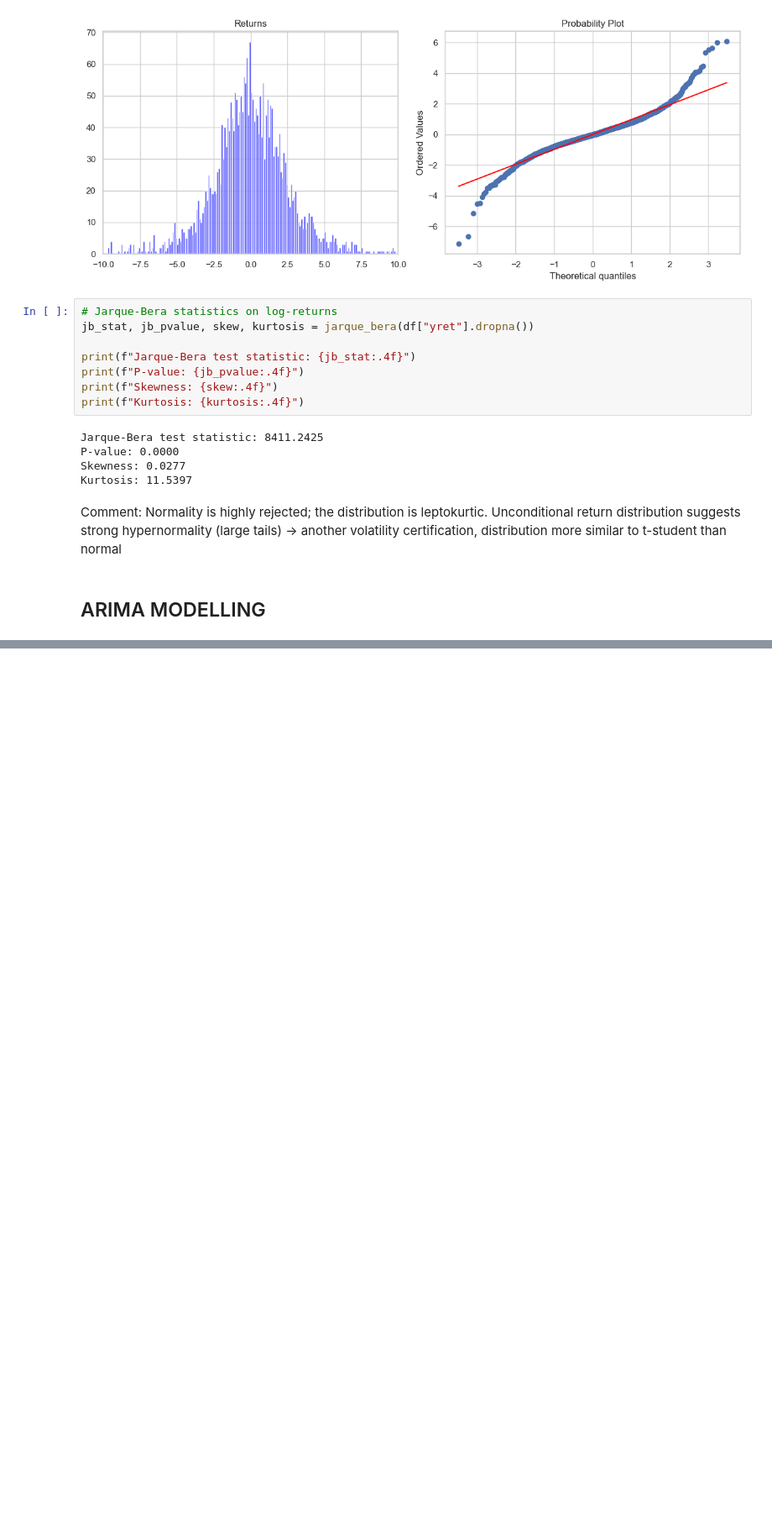
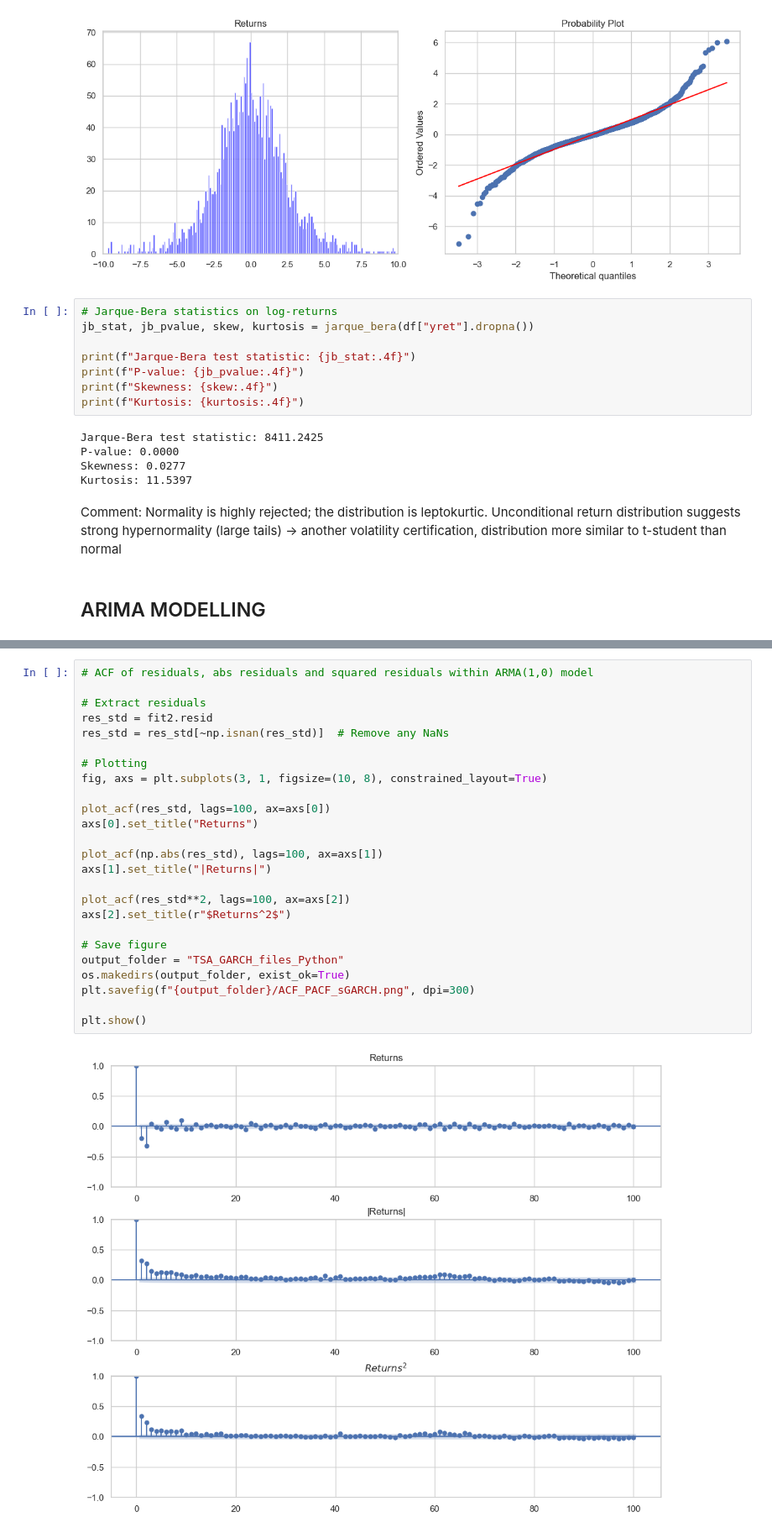
Before and after one commit to MrMajszi/RR_Project, a Jupyter notebook: Financial-TSA-GARCH-models_Python.ipynb, the cells around one changed output, grey strips where cells are left out. Shown at 84% size. Saved outputs shown, nothing was run; the diff lists cells and outputs as text; blank space fills up the shorter version.

```diff
--- a/Financial-TSA-GARCH-models_Python.ipynb
+++ b/Financial-TSA-GARCH-models_Python.ipynb
@@ -601,0 +794,27 @@ strong hypernormality (large tails) -> another volatility certification, distrib
+# %%
+# ACF of residuals, abs residuals and squared residuals within ARMA(1,0) model
+
+# Extract residuals
+res_std = fit2.resid
+res_std = res_std[~np.isnan(res_std)]  # Remove any NaNs
+
+# Plotting
+fig, axs = plt.subplots(3, 1, figsize=(10, 8), constrained_layout=True)
+
+plot_acf(res_std, lags=100, ax=axs[0])
+axs[0].set_title("Returns")
+
+plot_acf(np.abs(res_std), lags=100, ax=axs[1])
+axs[1].set_title("|Returns|")
+
+plot_acf(res_std**2, lags=100, ax=axs[2])
+axs[2].set_title(r"$Returns^2$")
+
+# Save figure
+output_folder = "TSA_GARCH_files_Python"
+os.makedirs(output_folder, exist_ok=True)
+plt.savefig(f"{output_folder}/ACF_PACF_sGARCH.png", dpi=300)
+
+plt.show()
+# %% [output]
+[figure, added]
```
Also changed, not shown: parts of 40 cells of this notebook, 4 other files.
